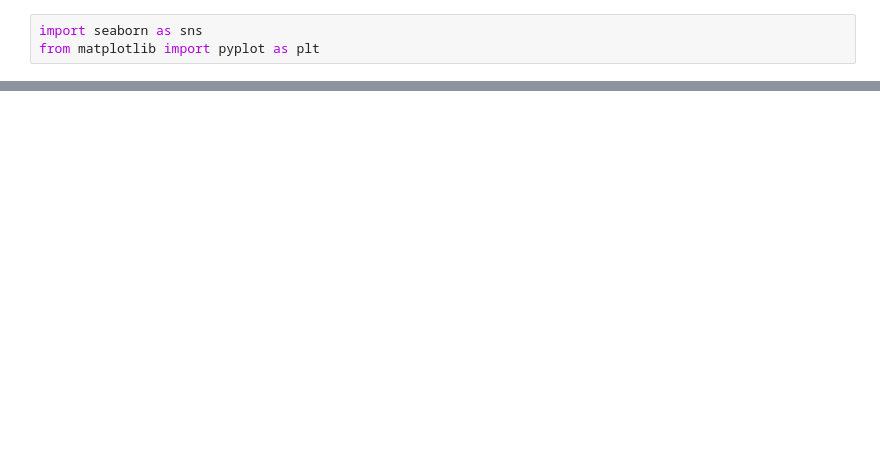
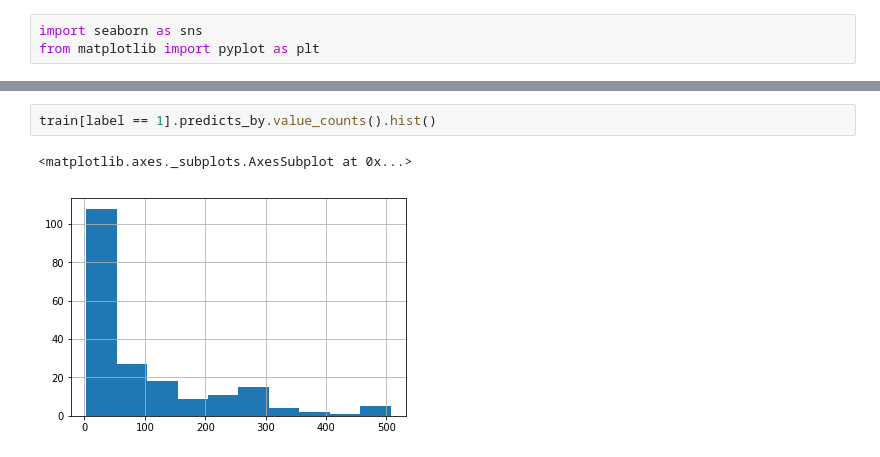
Before and after one commit to nikitaqwerty/kaggle_santander, a Jupyter notebook: sub_17_tests.ipynb, the cells around one changed output, grey strips where cells are left out. Saved outputs shown, nothing was run; the diff lists cells and outputs as text; blank space fills up the shorter version.

```diff
--- a/sub_17_tests.ipynb
+++ b/sub_17_tests.ipynb
@@ -228,0 +275,5 @@ plt.show()
+# %%
+train[label == 1].predicts_by.value_counts().hist()
+# %% [output]
+<matplotlib.axes._subplots.AxesSubplot at 0x...>
+[figure, added]
```
Also changed, not shown: parts of 19 cells of this notebook.
